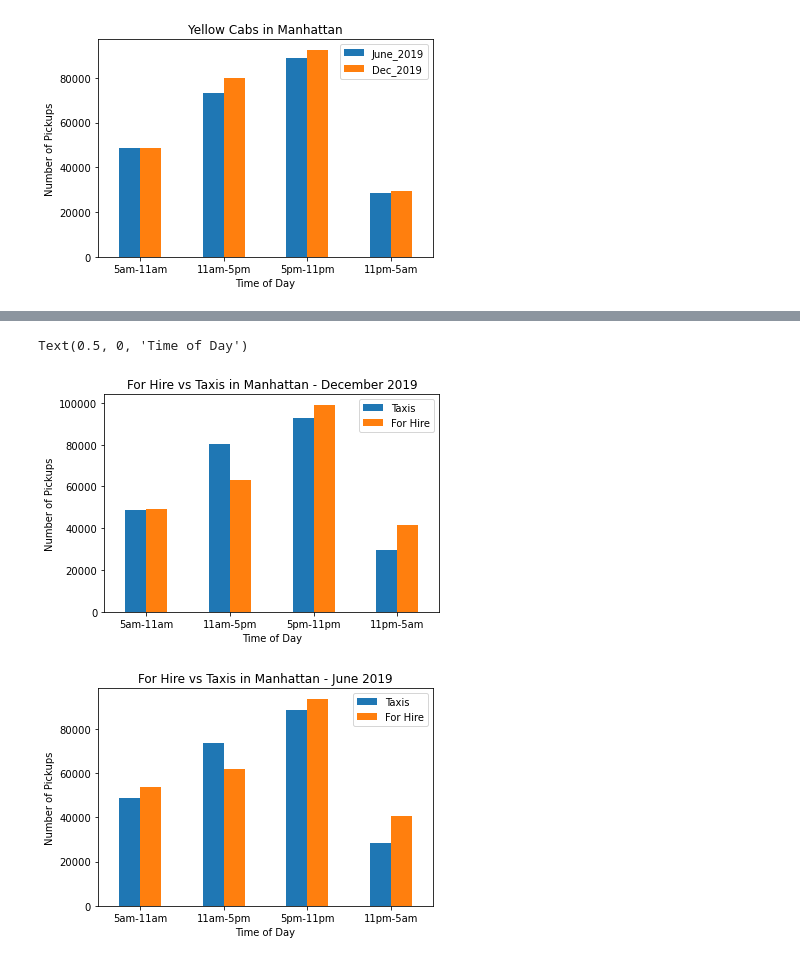
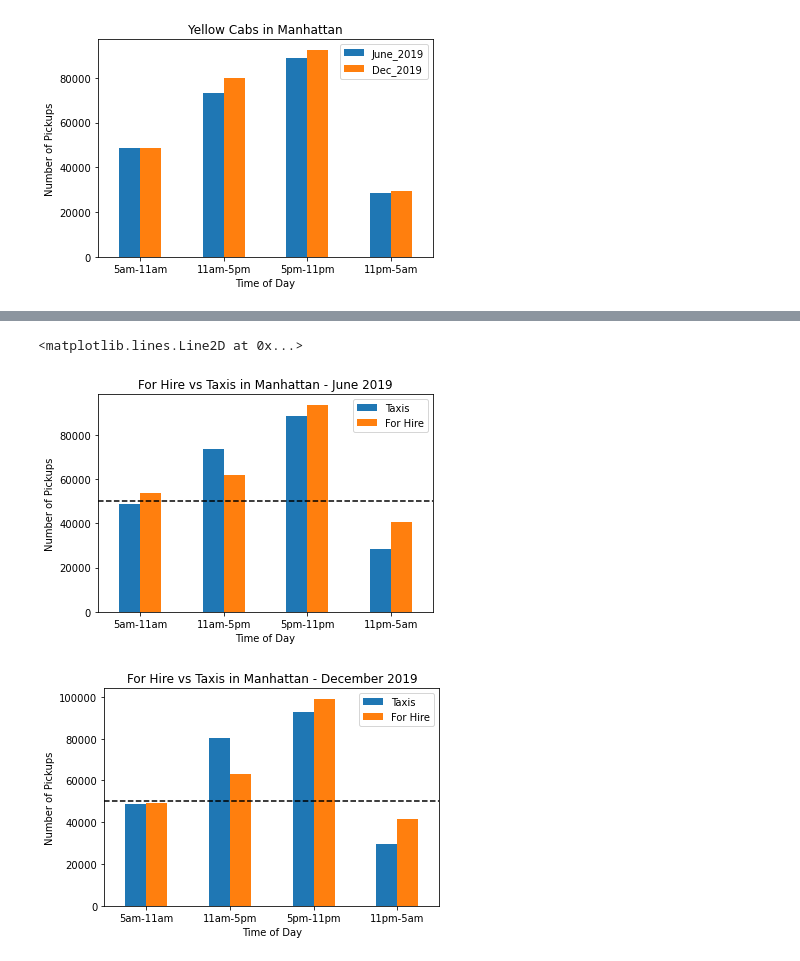
Before and after one commit to ILekawa9/Project-1, a Jupyter notebook: Popular_Ride_Share_Times.ipynb, the cells around one changed output, grey strips where cells are left out. Drawn from its saved outputs; the diff is of its cells as text; code cells hidden in the pictures.

Commit message:
Update Popular_Ride_Share_Times.ipynb
saved changes - this should work!

```diff
--- a/Popular_Ride_Share_Times.ipynb
+++ b/Popular_Ride_Share_Times.ipynb
@@ -259,33 +360,37 @@ Text(0.5, 0, 'Time of Day')
 # %%
-# Plot bar chart to compare yellow cabs & high frequency for hire vehicles in December of 2019
-
-hv_Dec_2019 = [hv_dec_morn_count, hv_dec_day_count, hv_dec_eve_count, hv_dec_afthrs_count]
-yt_Dec_2019 = [yt_dec_morn_count, yt_dec_day_count, yt_dec_eve_count, yt_dec_afthrs_count]
-index = ["5am-11am", "11am-5pm", "5pm-11pm", "11pm-5am"]
-df = pd.DataFrame({'Taxis': yt_Dec_2019,
-                   'For Hire': hv_Dec_2019}, index=index)
-
-df.plot.bar(rot=0)
-plt.title("For Hire vs Taxis in Manhattan - December 2019")
-plt.ylabel("Number of Pickups")
-plt.xlabel("Time of Day")
 
 # Plot bar chart to compare yellow cabs & high frequency for hire vehicles in June of 2019
 
 hv_June_2019 = [hv_june_morn_count, hv_june_day_count, hv_june_eve_count, hv_june_afthrs_count]
 yt_June_2019 = [yt_june_morn_count, yt_june_day_count, yt_june_eve_count, yt_june_afthrs_count]
 index = ["5am-11am", "11am-5pm", "5pm-11pm", "11pm-5am"]
 df = pd.DataFrame({'Taxis': yt_June_2019,
                    'For Hire': hv_June_2019}, index=index)
 
 df.plot.bar(rot=0)
 plt.title("For Hire vs Taxis in Manhattan - June 2019")
 plt.ylabel("Number of Pickups")
 plt.xlabel("Time of Day")
+plt.axhline(y = 50000, color = '0', linestyle = 'dashed')
+
+
+# Plot bar chart to compare yellow cabs & high frequency for hire vehicles in December of 2019
+
+hv_Dec_2019 = [hv_dec_morn_count, hv_dec_day_count, hv_dec_eve_count, hv_dec_afthrs_count]
+yt_Dec_2019 = [yt_dec_morn_count, yt_dec_day_count, yt_dec_eve_count, yt_dec_afthrs_count]
+index = ["5am-11am", "11am-5pm", "5pm-11pm", "11pm-5am"]
+df = pd.DataFrame({'Taxis': yt_Dec_2019,
+                   'For Hire': hv_Dec_2019}, index=index)
+
+df.plot.bar(rot=0)
+plt.title("For Hire vs Taxis in Manhattan - December 2019")
+plt.ylabel("Number of Pickups")
+plt.xlabel("Time of Day")
+plt.axhline(y = 50000, color = '0', linestyle = 'dashed')
 # %% [output]
-Text(0.5, 0, 'Time of Day')
+<matplotlib.lines.Line2D at 0x...>
-[figure, old version]
+[figure, new version]
-[figure, old version]
+[figure, new version]
 # %%
 #yt_dec_2019_df['tpep_pickup_datetime']= pd.to_datetime(yt_dec_2019_df['tpep_pickup_datetime'])
 #yt_dec_2019_df.dtypes
```
Also changed, not shown: parts of 7 cells of this notebook.
